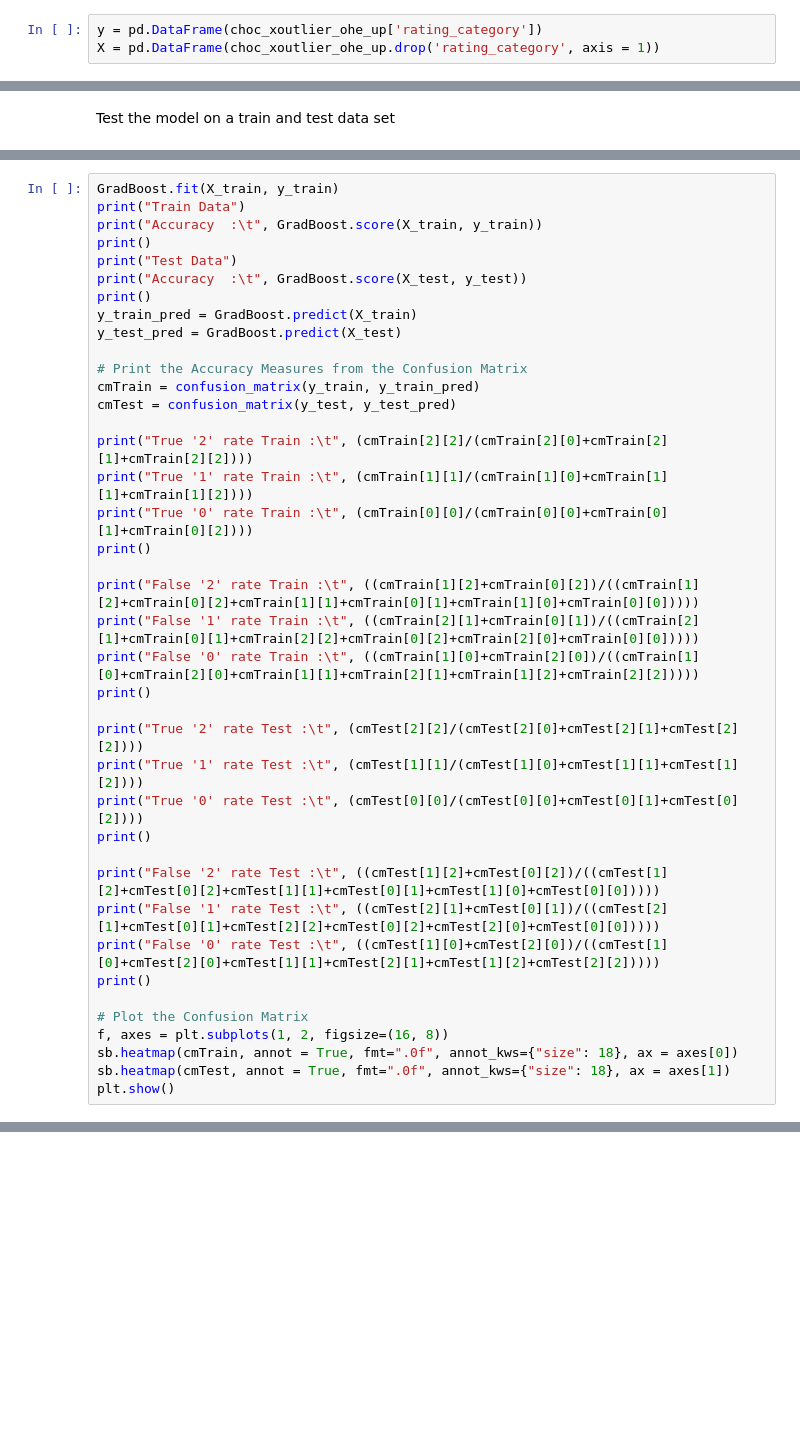
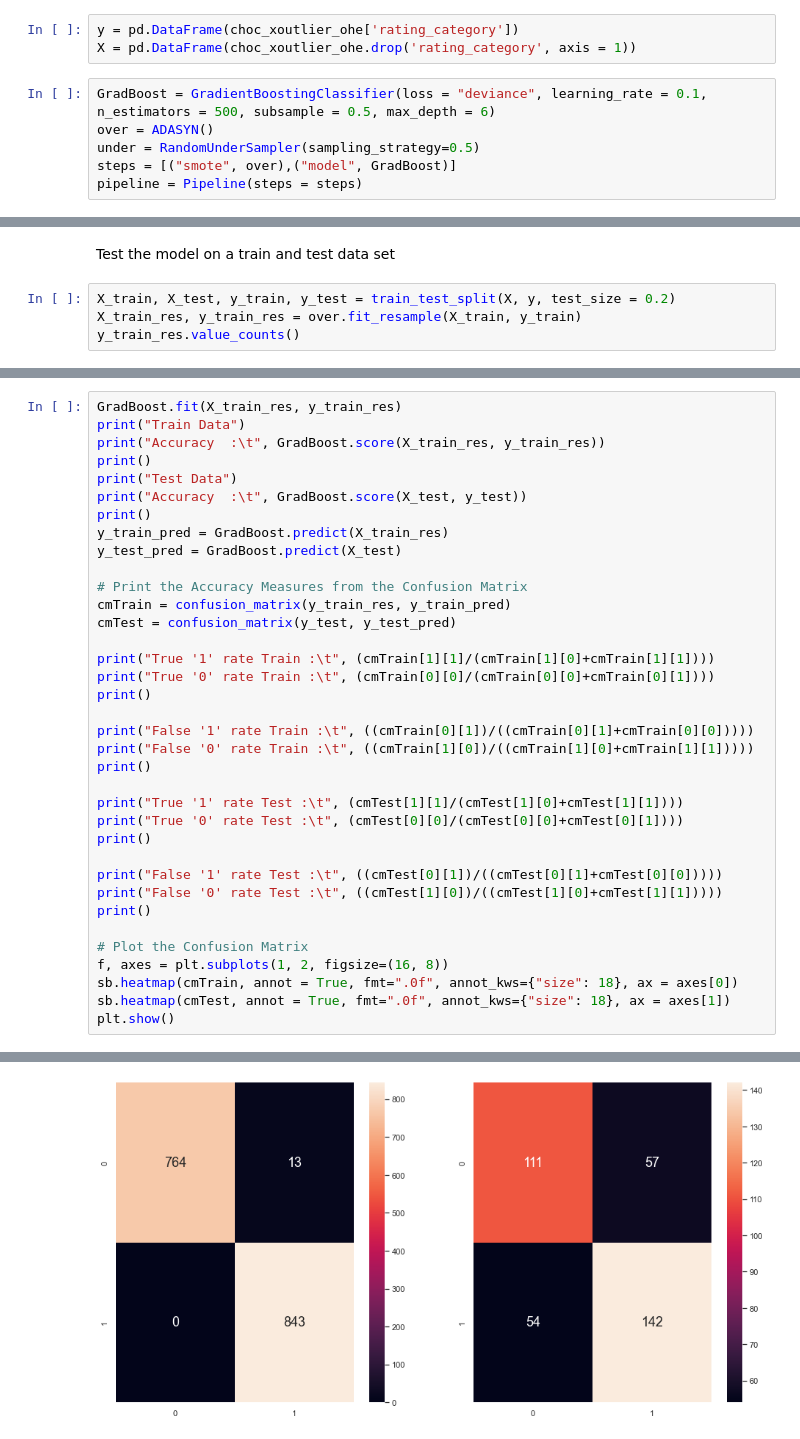
Before and after one commit to bachts/sc1015-project, a Jupyter notebook: Machine learning.ipynb, the cells around one changed output, grey strips where cells are left out. Saved outputs shown, nothing was run; the diff lists cells and outputs as text; blank space fills up the shorter version.

```diff
--- a/Machine learning.ipynb
+++ b/Machine learning.ipynb
@@ -451,8 +558,14 @@ Let's try a more sophisticated model, Gradient Boosting Machine
 from sklearn.ensemble import GradientBoostingClassifier
 # gradient boosting for classification in scikit-learn
 # %%
-y = pd.DataFrame(choc_xoutlier_ohe_up['rating_category'])
-X = pd.DataFrame(choc_xoutlier_ohe_up.drop('rating_category', axis = 1))
+y = pd.DataFrame(choc_xoutlier_ohe['rating_category'])
+X = pd.DataFrame(choc_xoutlier_ohe.drop('rating_category', axis = 1))
+# %%
+GradBoost = GradientBoostingClassifier(loss = "deviance", learning_rate = 0.1, n_estimators = 500, subsample = 0.5, max_depth = 6)
+over = ADASYN()
+under = RandomUnderSampler(sampling_strategy=0.5)
+steps = [("smote", over),("model", GradBoost)]
+pipeline = Pipeline(steps = steps)
 # %% [markdown]
 Using stratified K fold cross validation to evalute the model
 # %%
@@ -463,2 +583,6 @@ print('Accuracy: %.3f (%.3f)' % (np.mean(n_scores), np.std(n_scores)))
 # %% [markdown]
 Test the model on a train and test data set
+# %%
+X_train, X_test, y_train, y_test = train_test_split(X, y, test_size = 0.2)
+X_train_res, y_train_res = over.fit_resample(X_train, y_train)
+y_train_res.value_counts()
@@ -465,36 +594,32 @@ Test the model on a train and test data set
 # %%
-GradBoost.fit(X_train, y_train)
+GradBoost.fit(X_train_res, y_train_res)
 print("Train Data")
-print("Accuracy  :\t", GradBoost.score(X_train, y_train))
+print("Accuracy  :\t", GradBoost.score(X_train_res, y_train_res))
 print()
 print("Test Data")
 print("Accuracy  :\t", GradBoost.score(X_test, y_test))
 print()
-y_train_pred = GradBoost.predict(X_train)
+y_train_pred = GradBoost.predict(X_train_res)
 y_test_pred = GradBoost.predict(X_test)
 
 # Print the Accuracy Measures from the Confusion Matrix
-cmTrain = confusion_matrix(y_train, y_train_pred)
+cmTrain = confusion_matrix(y_train_res, y_train_pred)
 cmTest = confusion_matrix(y_test, y_test_pred)
 
-print("True '2' rate Train :\t", (cmTrain[2][2]/(cmTrain[2][0]+cmTrain[2][1]+cmTrain[2][2])))
-print("True '1' rate Train :\t", (cmTrain[1][1]/(cmTrain[1][0]+cmTrain[1][1]+cmTrain[1][2])))
-print("True '0' rate Train :\t", (cmTrain[0][0]/(cmTrain[0][0]+cmTrain[0][1]+cmTrain[0][2])))
+print("True '1' rate Train :\t", (cmTrain[1][1]/(cmTrain[1][0]+cmTrain[1][1])))
+print("True '0' rate Train :\t", (cmTrain[0][0]/(cmTrain[0][0]+cmTrain[0][1])))
 print()
 
-print("False '2' rate Train :\t", ((cmTrain[1][2]+cmTrain[0][2])/((cmTrain[1][2]+cmTrain[0][2]+cmTrain[1][1]+cmTrain[0][1]+cmTrain[1][0]+cmTrain[0][0]))))
-print("False '1' rate Train :\t", ((cmTrain[2][1]+cmTrain[0][1])/((cmTrain[2][1]+cmTrain[0][1]+cmTrain[2][2]+cmTrain[0][2]+cmTrain[2][0]+cmTrain[0][0]))))
-print("False '0' rate Train :\t", ((cmTrain[1][0]+cmTrain[2][0])/((cmTrain[1][0]+cmTrain[2][0]+cmTrain[1][1]+cmTrain[2][1]+cmTrain[1][2]+cmTrain[2][2]))))
+print("False '1' rate Train :\t", ((cmTrain[0][1])/((cmTrain[0][1]+cmTrain[0][0]))))
+print("False '0' rate Train :\t", ((cmTrain[1][0])/((cmTrain[1][0]+cmTrain[1][1]))))
 print()
 
-print("True '2' rate Test :\t", (cmTest[2][2]/(cmTest[2][0]+cmTest[2][1]+cmTest[2][2])))
-print("True '1' rate Test :\t", (cmTest[1][1]/(cmTest[1][0]+cmTest[1][1]+cmTest[1][2])))
-print("True '0' rate Test :\t", (cmTest[0][0]/(cmTest[0][0]+cmTest[0][1]+cmTest[0][2])))
+print("True '1' rate Test :\t", (cmTest[1][1]/(cmTest[1][0]+cmTest[1][1])))
+print("True '0' rate Test :\t", (cmTest[0][0]/(cmTest[0][0]+cmTest[0][1])))
 print()
 
-print("False '2' rate Test :\t", ((cmTest[1][2]+cmTest[0][2])/((cmTest[1][2]+cmTest[0][2]+cmTest[1][1]+cmTest[0][1]+cmTest[1][0]+cmTest[0][0]))))
-print("False '1' rate Test :\t", ((cmTest[2][1]+cmTest[0][1])/((cmTest[2][1]+cmTest[0][1]+cmTest[2][2]+cmTest[0][2]+cmTest[2][0]+cmTest[0][0]))))
-print("False '0' rate Test :\t", ((cmTest[1][0]+cmTest[2][0])/((cmTest[1][0]+cmTest[2][0]+cmTest[1][1]+cmTest[2][1]+cmTest[1][2]+cmTest[2][2]))))
+print("False '1' rate Test :\t", ((cmTest[0][1])/((cmTest[0][1]+cmTest[0][0]))))
+print("False '0' rate Test :\t", ((cmTest[1][0])/((cmTest[1][0]+cmTest[1][1]))))
 print()
 
 # Plot the Confusion Matrix
@@ -502,3 +627,4 @@ f, axes = plt.subplots(1, 2, figsize=(16, 8))
 sb.heatmap(cmTrain, annot = True, fmt=".0f", annot_kws={"size": 18}, ax = axes[0])
 sb.heatmap(cmTest, annot = True, fmt=".0f", annot_kws={"size": 18}, ax = axes[1])
 plt.show()
+# %% [output]
@@ -504,0 +648 @@ plt.show()
+[figure, added]
```
Also changed, not shown: parts of 38 cells of this notebook.
